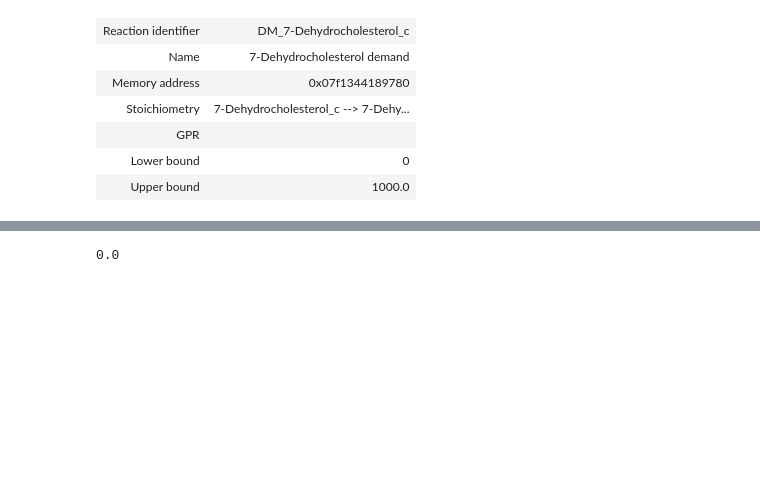
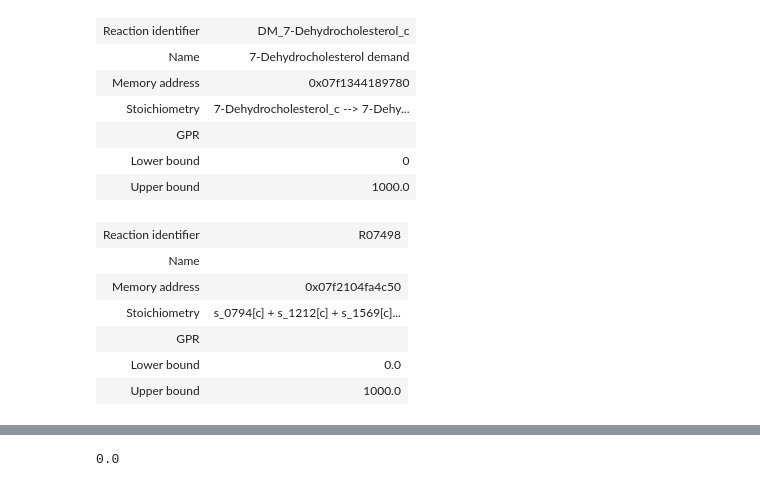
Before and after one commit to 27410/27410-2020-group-project-group-14-vitamin-d-production, a Jupyter notebook: Report.ipynb, the cells around one changed output, grey strips where cells are left out. Cells and saved outputs as stored; diff of their text form; code cells hidden in the pictures; blank space fills up the shorter version.

```diff
--- a/Report.ipynb
+++ b/Report.ipynb
@@ -174,7 +174,7 @@ We will now add these to the model in turn.
 # %%
 # First reaction
 
-new_reaction1 = Reaction('R0749')  # The first of the three reactions from above
+new_reaction1 = Reaction('R07498')  # The first of the three reactions from above
 
 # R07498 uses:
 ## Zymosterol + NADPH + H+ <=> 5alpha-Cholest-8-en-3beta-ol + NADP+
@@ -202,7 +202,7 @@ new_reaction1.add_metabolites({
 model.add_reactions([new_reaction1])
 
 ## Since the reaction can go both ways, we will set the bounds of the reaction to -1000 and 1000
-model.reactions.R0749.bounds = -1000, 1000
+#model.reactions.R07498.bounds = -1000, 1000
 # %%
 # Second reaction
 
@@ -228,7 +228,7 @@ new_reaction2.add_metabolites({
 model.add_reactions([new_reaction2])
 
 ## Since the reaction can go both ways, we will set the bounds of the reaction to -1000 and 1000
-model.reactions.R03353.bounds = -1000, 1000
+#model.reactions.R03353.bounds = -1000, 1000
 # %%
 # Third reaction
 
@@ -265,7 +265,7 @@ new_reaction3.add_metabolites({
 model.add_reactions([new_reaction3])
 
 ## Since the reaction can go both ways, we will set the bounds of the reaction to -1000 and 1000
-model.reactions.R07215.bounds = -1000, 1000
+#model.reactions.R07215.bounds = -1000, 1000
 # %%
 model.metabolites.get_by_id("7-Dehydrocholesterol_c")
 # %% [output]
@@ -285,3 +285,13 @@ model.reactions.get_by_id("DM_7-Dehydrocholesterol_c")
 | GPR |  |
 | Lower bound | 0 |
 | Upper bound | 1000.0 |
+# %%
+model.reactions.R07498
+# %% [output]
+| Reaction identifier | R07498 |
+| Name |  |
+| Memory address | 0x07f2104fa4c50 |
+| Stoichiometry | s_0794[c] + s_1212[c] + s_1569[c]... |
+| GPR |  |
+| Lower bound | 0.0 |
+| Upper bound | 1000.0 |
```
Also changed, not shown: parts of 8 cells of this notebook.
